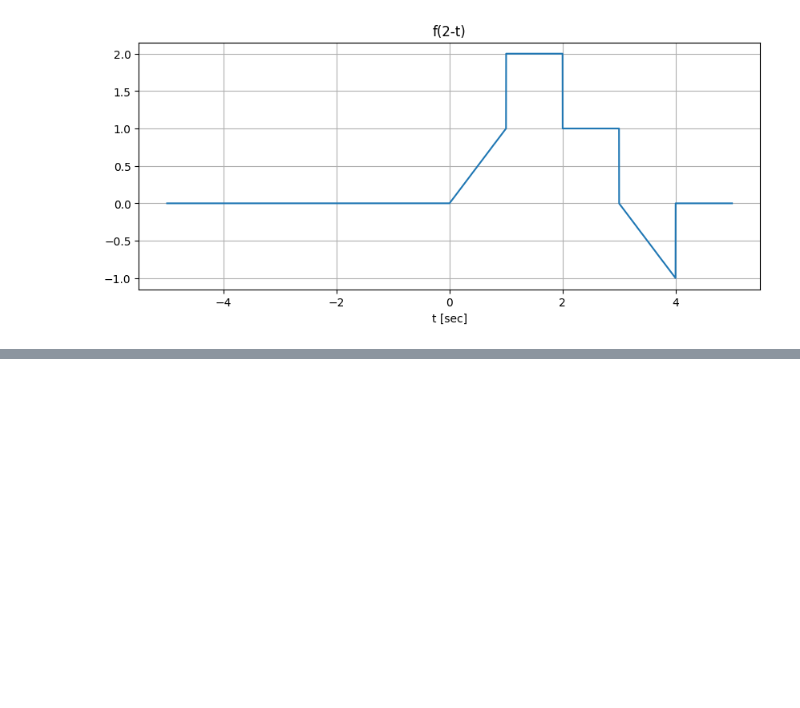
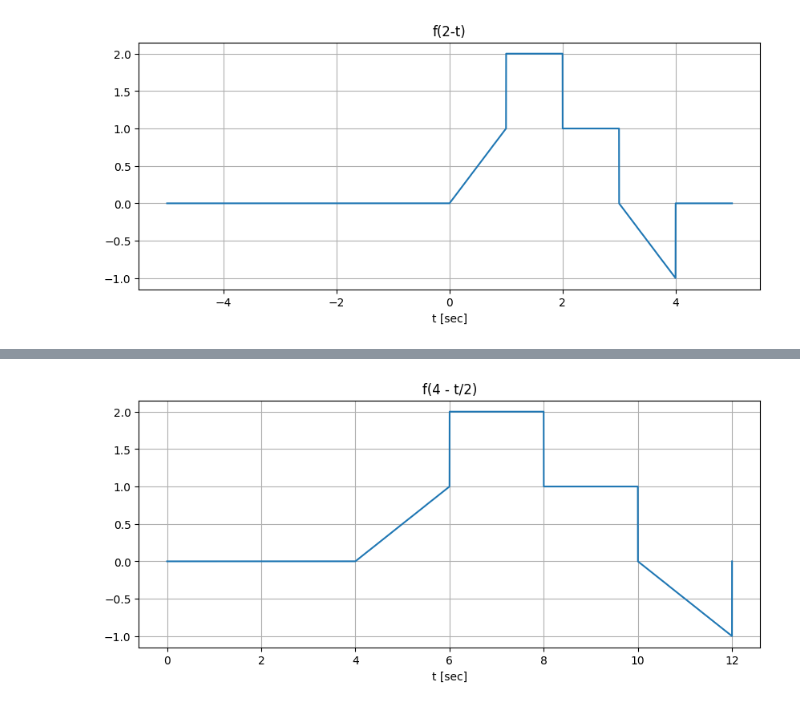
Before and after one commit to RotemTsalisher/SignalsAndSystemsBasicsWithPython, a Jupyter notebook: HW01_Shifting_and_Expanding_Sigs.ipynb, the cells around one changed output, grey strips where cells are left out. Cells and saved outputs as stored; diff of their text form; code cells hidden in the pictures; blank space fills up the shorter version.

```diff
--- a/HW01_Shifting_and_Expanding_Sigs.ipynb
+++ b/HW01_Shifting_and_Expanding_Sigs.ipynb
@@ -74,0 +122,14 @@ plt.grid()
+# %%
+#6. f(4-t/2)
+
+lower_lim = 0
+upper_lim = 12
+t = np.linspace(lower_lim,upper_lim,N)
+
+plt.figure(figsize=(10,4))
+plt.plot(t,f(4-t/2))
+plt.title("f(4 - t/2)")
+plt.xlabel("t [sec]")
+plt.grid()
+# %% [output]
+[figure, added]
```
Also changed, not shown: parts of 8 cells of this notebook, 1 other file.
